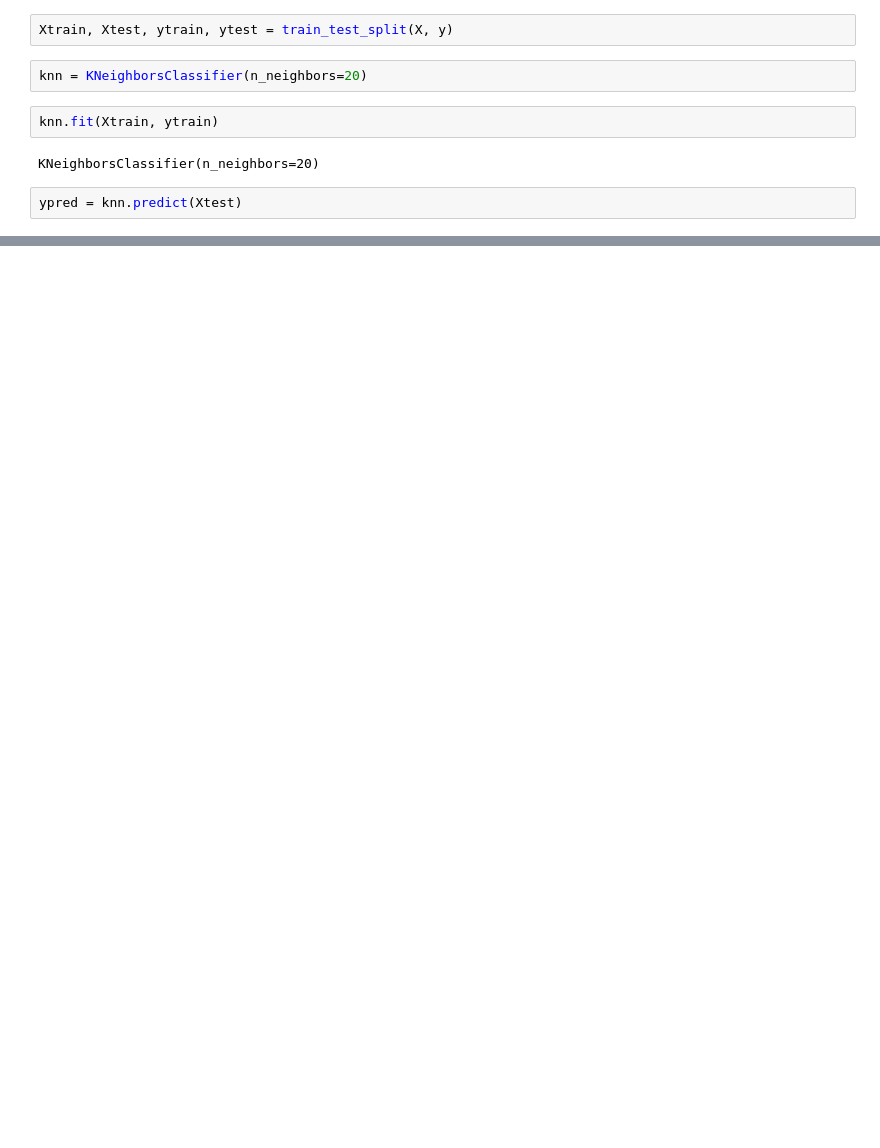
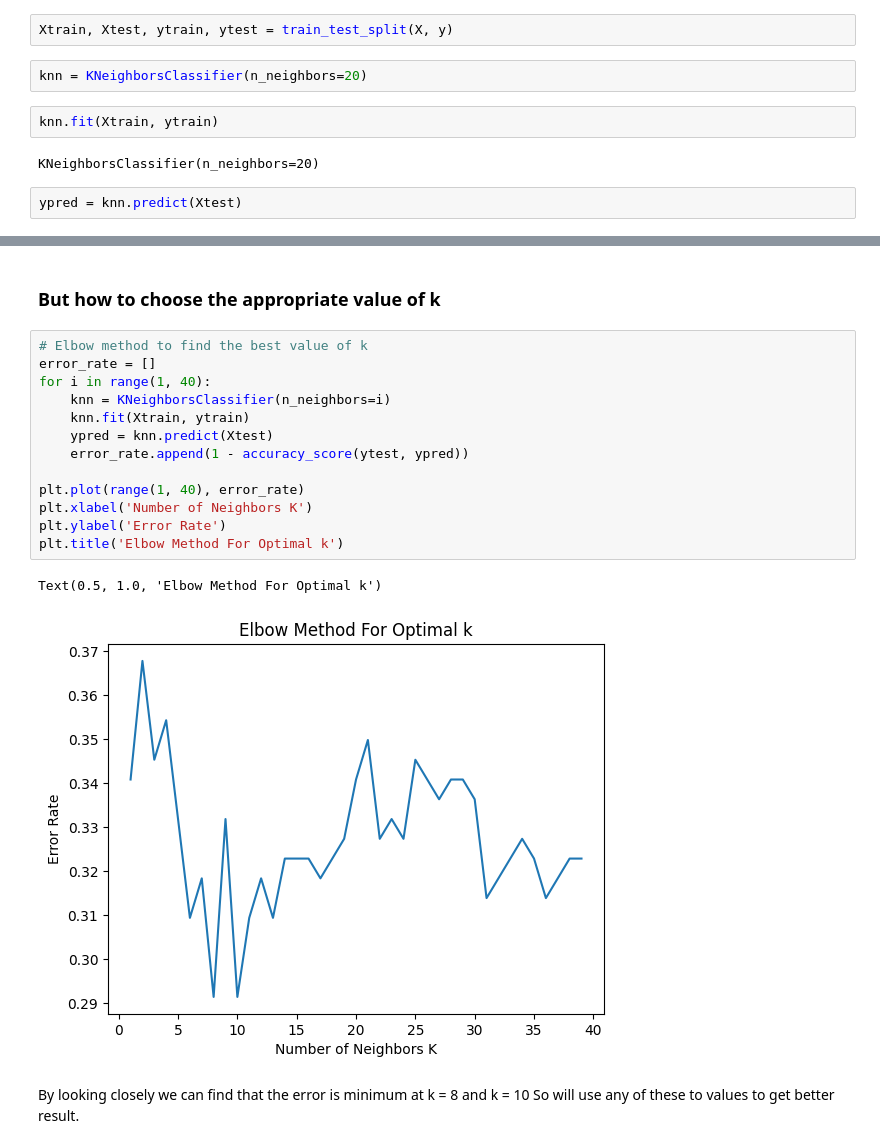
Before and after one commit to sahilkhan-7/Machine-Learning-basic-to-advance, a Jupyter notebook: Classification/knn implement.ipynb, the cells around one changed output, grey strips where cells are left out. Cells and saved outputs as stored; diff of their text form; blank space fills up the shorter version.

Commit message:
Elbow method to find optimal value of K

```diff
--- a/Classification/knn implement.ipynb
+++ b/Classification/knn implement.ipynb
@@ -81,0 +105,21 @@ accuracy_score(ytest, ypred)
+# %% [markdown]
+### But how to choose the appropriate value of k
+# %%
+# Elbow method to find the best value of k
+error_rate = []
+for i in range(1, 40):
+    knn = KNeighborsClassifier(n_neighbors=i)
+    knn.fit(Xtrain, ytrain)
+    ypred = knn.predict(Xtest)
+    error_rate.append(1 - accuracy_score(ytest, ypred))
+
+plt.plot(range(1, 40), error_rate)
+plt.xlabel('Number of Neighbors K')
+plt.ylabel('Error Rate')
+plt.title('Elbow Method For Optimal k')
+# %% [output]
+Text(0.5, 1.0, 'Elbow Method For Optimal k')
+[figure, added]
+# %% [markdown]
+By looking closely we can find that the error is minimum at k = 8 and k = 10
+So will use any of these to values to get better result.
```
Also changed, not shown: parts of 13 cells of this notebook.
